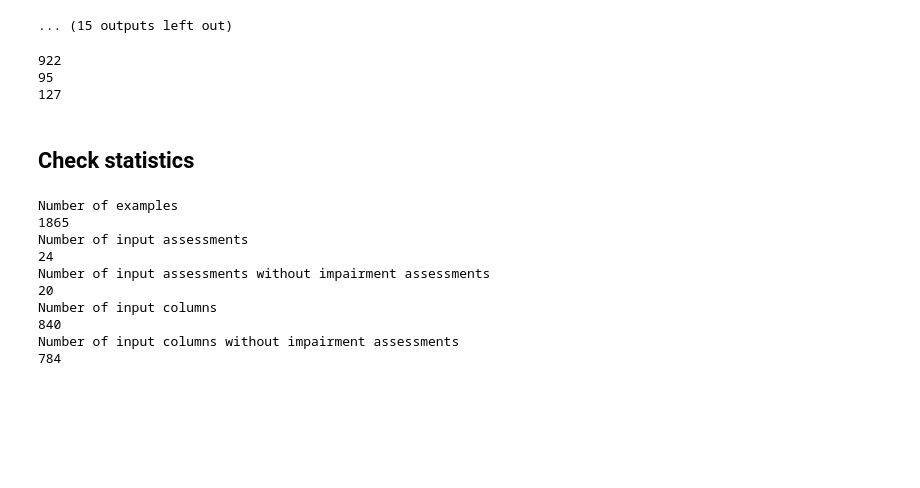
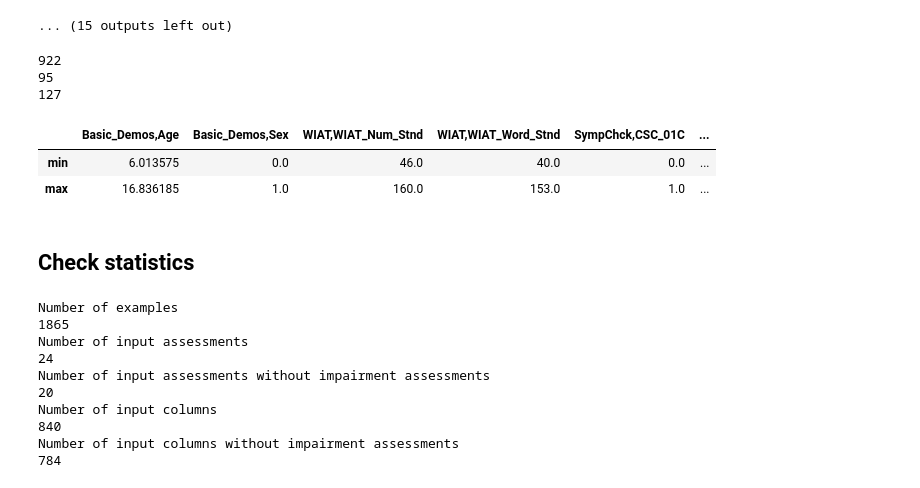
Before and after one commit to charlie42/HBN-explore, a Jupyter notebook: LORIS_data_preparation.ipynb, the cells around one changed output. Saved outputs shown, nothing was run; the diff lists cells and outputs as text; code cells hidden in the pictures; blank space fills up the shorter version.

```diff
--- a/LORIS_data_preparation.ipynb
+++ b/LORIS_data_preparation.ipynb
@@ -711,6 +711,15 @@ data_up_to_SCARED_total_scores_w_impairment = data_up_to_SCARED_total_scores
 data_up_to_SCARED_item_lvl_w_impairment.to_csv(data_intermediate_dir + "item_lvl_w_impairment.csv", index=False)
 data_up_to_SCARED_subscale_scores_w_impairment.to_csv(data_intermediate_dir + "subscale_scores_w_impairment.csv", index=False)
 data_up_to_SCARED_total_scores_w_impairment.to_csv(data_intermediate_dir + "total_scores_w_impairment.csv", index=False)
+# %%
+# Check value distributions of item level vars (to see that we didn't miss any subscale scores)
+data_up_to_SCARED_item_lvl.describe().loc[["min", "max"],:]
+#PSI,PSI_PD
+#RBS,RBS_Score_01
+# %% [output]
+|  | Basic_Demos,Age | Basic_Demos,Sex | WIAT,WIAT_Num_Stnd | WIAT,WIAT_Word_Stnd | SympChck,CSC_01C | ... |
+| min | 6.013575 | 0.0 | 46.0 | 40.0 | 0.0 | ... |
+| max | 16.836185 | 1.0 | 160.0 | 153.0 | 1.0 | ... |
 # %% [markdown]
 ## Check statistics
 # %%
```
Also changed, not shown: parts of 1 cell of this notebook.
